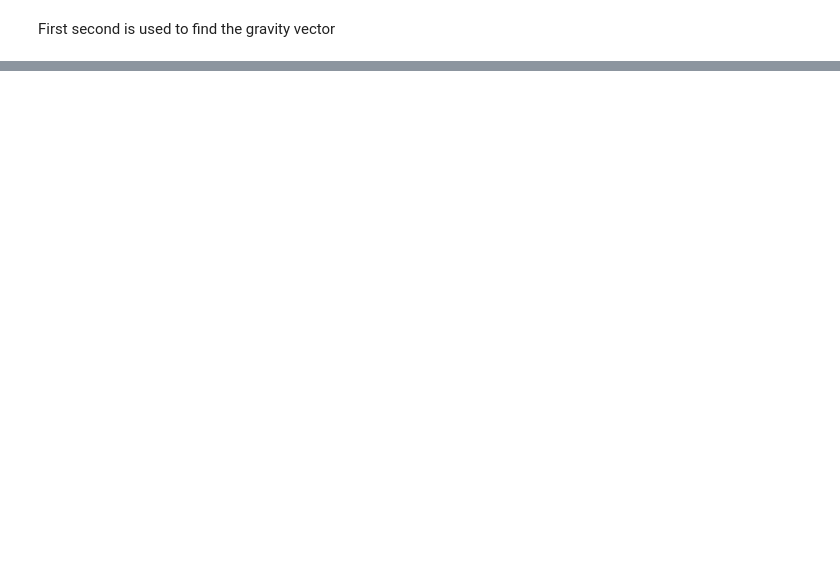
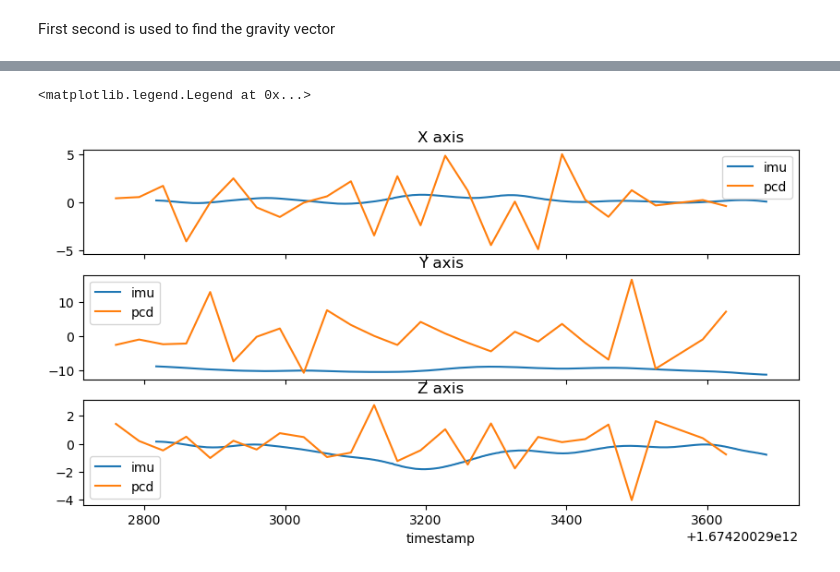
Before and after one commit to localization-as-a-service/local-registration, a Jupyter notebook: imu_depth_fusion_m2.ipynb, the cells around one changed output, grey strips where cells are left out. Saved outputs shown, nothing was run; the diff lists cells and outputs as text; code cells hidden in the pictures; blank space fills up the shorter version.

```diff
--- a/imu_depth_fusion_m2.ipynb
+++ b/imu_depth_fusion_m2.ipynb
@@ -164,7 +180,7 @@ elapsed_time = (sequence_ts - sequence_ts[0]) // 1e3
 calibration_ts = np.argwhere(elapsed_time == 0).flatten()
 # %%
 # velocity
-velocity = np.diff(gt_xyz[calibration_ts], axis=0) * 1e3 / np.diff(sequence_ts[calibration_ts]).reshape(-1, 1)
-linear_acceleration = np.diff(velocity, axis=0) * 1e3 / np.diff(sequence_ts[calibration_ts][1:]).reshape(-1, 1)
+velocities = np.diff(gt_xyz[calibration_ts], axis=0) * 1e3 / np.diff(sequence_ts[calibration_ts]).reshape(-1, 1)
+linear_acceleration = np.diff(velocities, axis=0) * 1e3 / np.diff(sequence_ts[calibration_ts][1:]).reshape(-1, 1)
 # %%
 calibration_imu_df = imu_df[(imu_df.timestamp >= sequence_ts[calibration_ts[2]]) & (imu_df.timestamp <= sequence_ts[calibration_ts[-1]])].copy()
@@ -320,0 +267,20 @@ grav
+# %%
+fig, axs = plt.subplots(3, 1, figsize=(10, 5), sharex=True)
+
+calibration_imu_df.plot(x="timestamp", y="xa", ax=axs[0], label="imu")
+axs[0].plot(sequence_ts[calibration_ts][2:] + delta, linear_acceleration[:, 0], label="pcd")
+axs[0].set_title("X axis")
+axs[0].legend()
+
+calibration_imu_df.plot(x="timestamp", y="ya", ax=axs[1], label="imu")
+axs[1].plot(sequence_ts[calibration_ts][2:] + delta, linear_acceleration[:, 1], label="pcd")
+axs[1].set_title("Y axis")
+axs[1].legend()
+
+calibration_imu_df.plot(x="timestamp", y="za", ax=axs[2], label="imu")
+axs[2].plot(sequence_ts[calibration_ts][2:] + delta, linear_acceleration[:, 2], label="pcd")
+axs[2].set_title("Z axis")
+axs[2].legend()
+# %% [output]
+<matplotlib.legend.Legend at 0x...>
+[figure, added]
```
Also changed, not shown: parts of 38 cells of this notebook.
